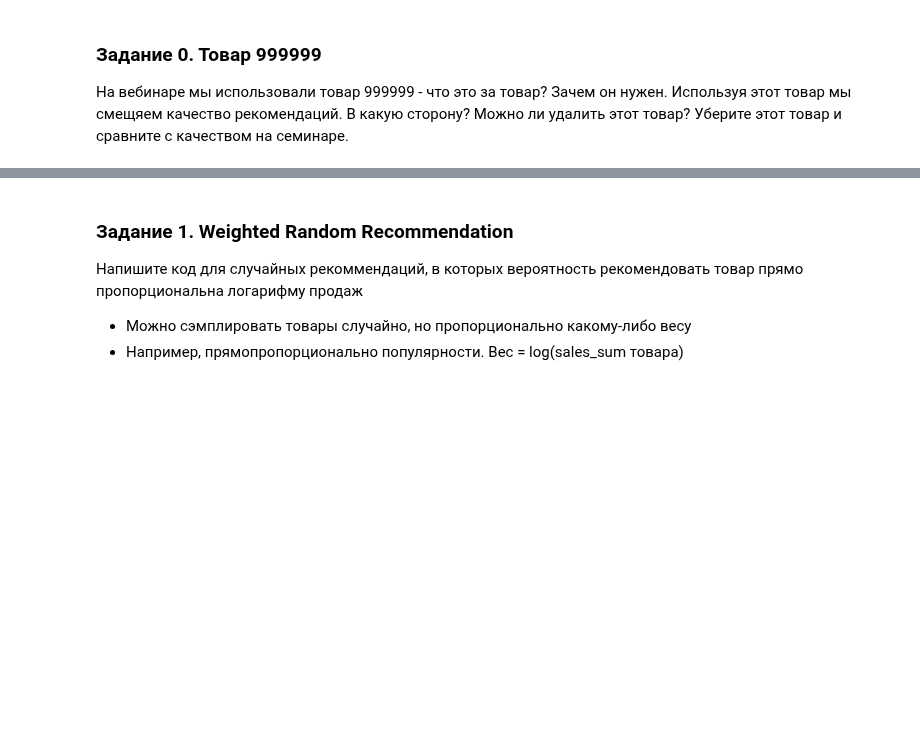
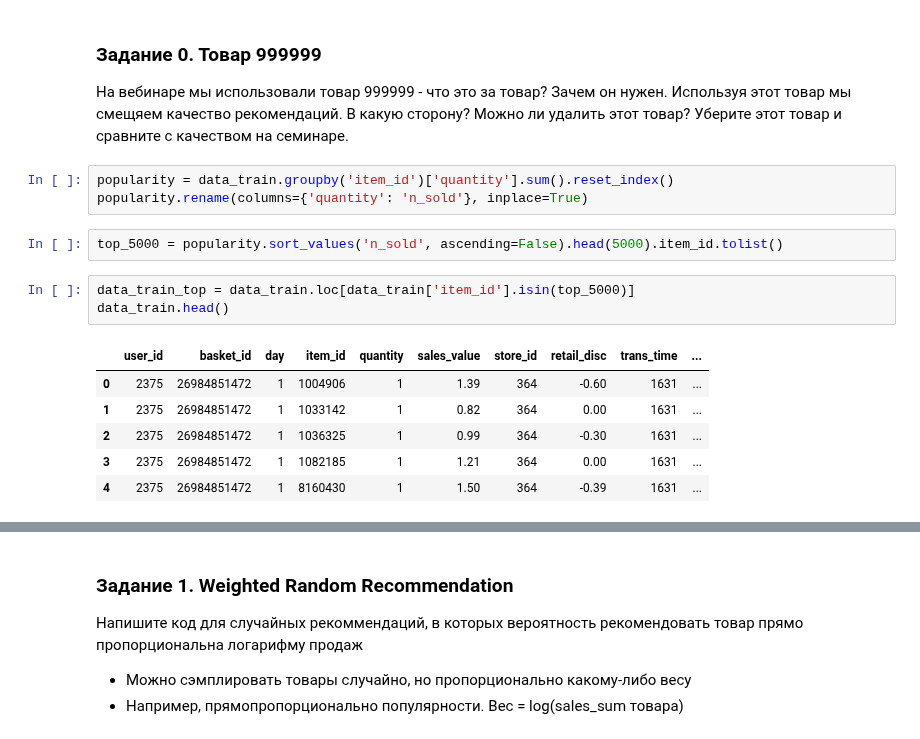
Before and after one commit to Miillya/Geekbrains, a Jupyter notebook: Рекомендательные системы/Урок 2. Бейзлайны и детерминированные алгоритмы item-item/hw_webinar_2.ipynb, the cells around one changed output, grey strips where cells are left out. Drawn from its saved outputs; the diff is of its cells as text; blank space fills up the shorter version.

Commit message:
Рекомендательные системы. Урок 2. Бейзлайны и детерминированные алгоритмы item-item. Практическое задание.

```diff
--- a/Рекомендательные системы/Урок 2. Бейзлайны и детерминированные алгоритмы item-item/hw_webinar_2.ipynb
+++ b/Рекомендательные системы/Урок 2. Бейзлайны и детерминированные алгоритмы item-item/hw_webinar_2.ipynb
@@ -41,3 +52,18 @@ data_test = data[data['week_no'] >= data['week_no'].max() - test_size_weeks]
 # %% [markdown]
 ### Задание 0. Товар 999999
 На вебинаре мы использовали товар 999999 - что это за товар? Зачем он нужен. Используя этот товар мы смещяем качество рекомендаций. В какую сторону?  Можно ли удалить этот товар? Уберите этот товар и сравните с качеством на семинаре.
+# %%
+popularity = data_train.groupby('item_id')['quantity'].sum().reset_index()
+popularity.rename(columns={'quantity': 'n_sold'}, inplace=True)
+# %%
+top_5000 = popularity.sort_values('n_sold', ascending=False).head(5000).item_id.tolist()
+# %%
+data_train_top = data_train.loc[data_train['item_id'].isin(top_5000)]
+data_train.head()
+# %% [output]
+|  | user_id | basket_id | day | item_id | quantity | sales_value | store_id | retail_disc | trans_time | ... |
+| 0 | 2375 | 26984851472 | 1 | 1004906 | 1 | 1.39 | 364 | -0.60 | 1631 | ... |
+| 1 | 2375 | 26984851472 | 1 | 1033142 | 1 | 0.82 | 364 | 0.00 | 1631 | ... |
+| 2 | 2375 | 26984851472 | 1 | 1036325 | 1 | 0.99 | 364 | -0.30 | 1631 | ... |
+| 3 | 2375 | 26984851472 | 1 | 1082185 | 1 | 1.21 | 364 | 0.00 | 1631 | ... |
+| 4 | 2375 | 26984851472 | 1 | 8160430 | 1 | 1.50 | 364 | -0.39 | 1631 | ... |
```
Also changed, not shown: parts of 35 cells of this notebook.
